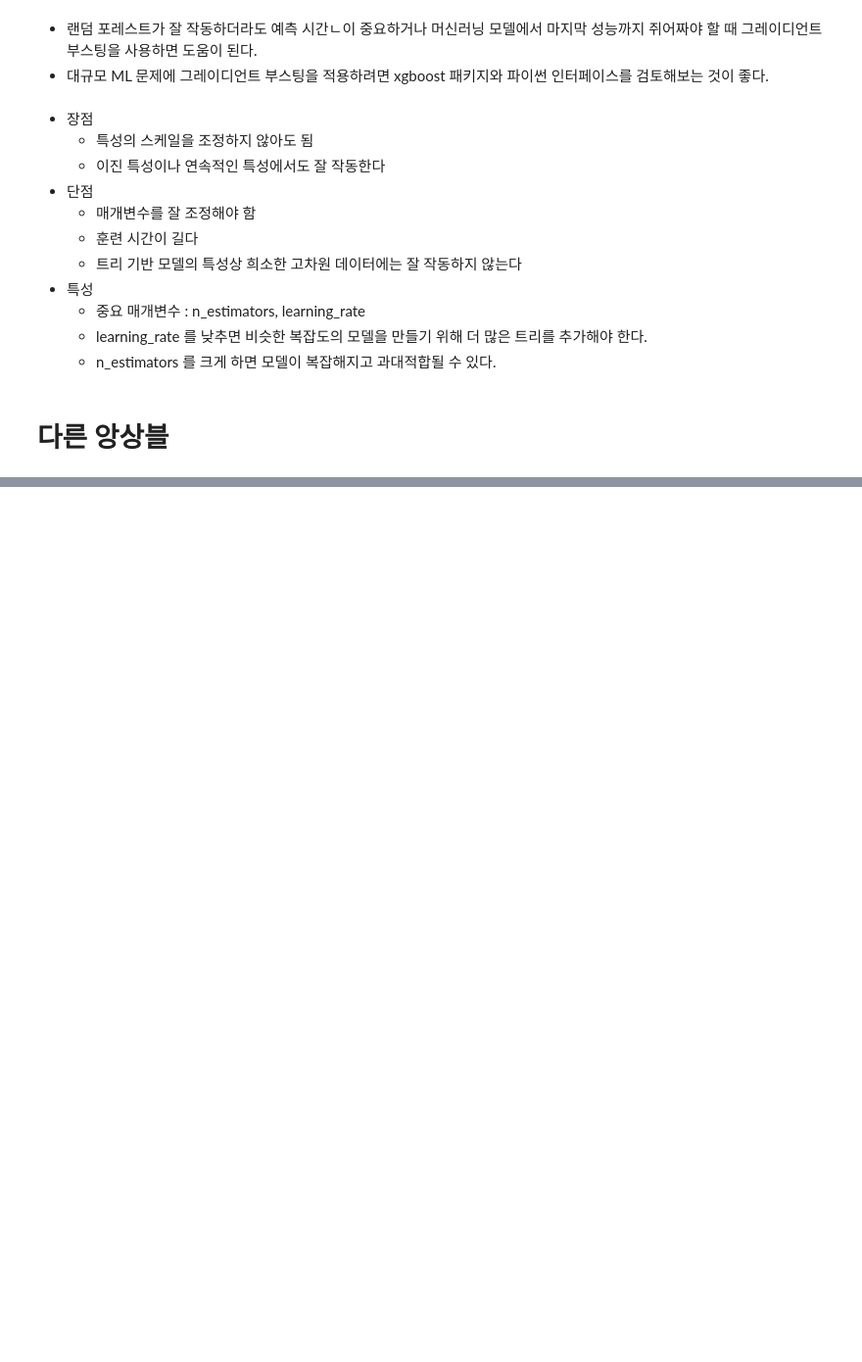
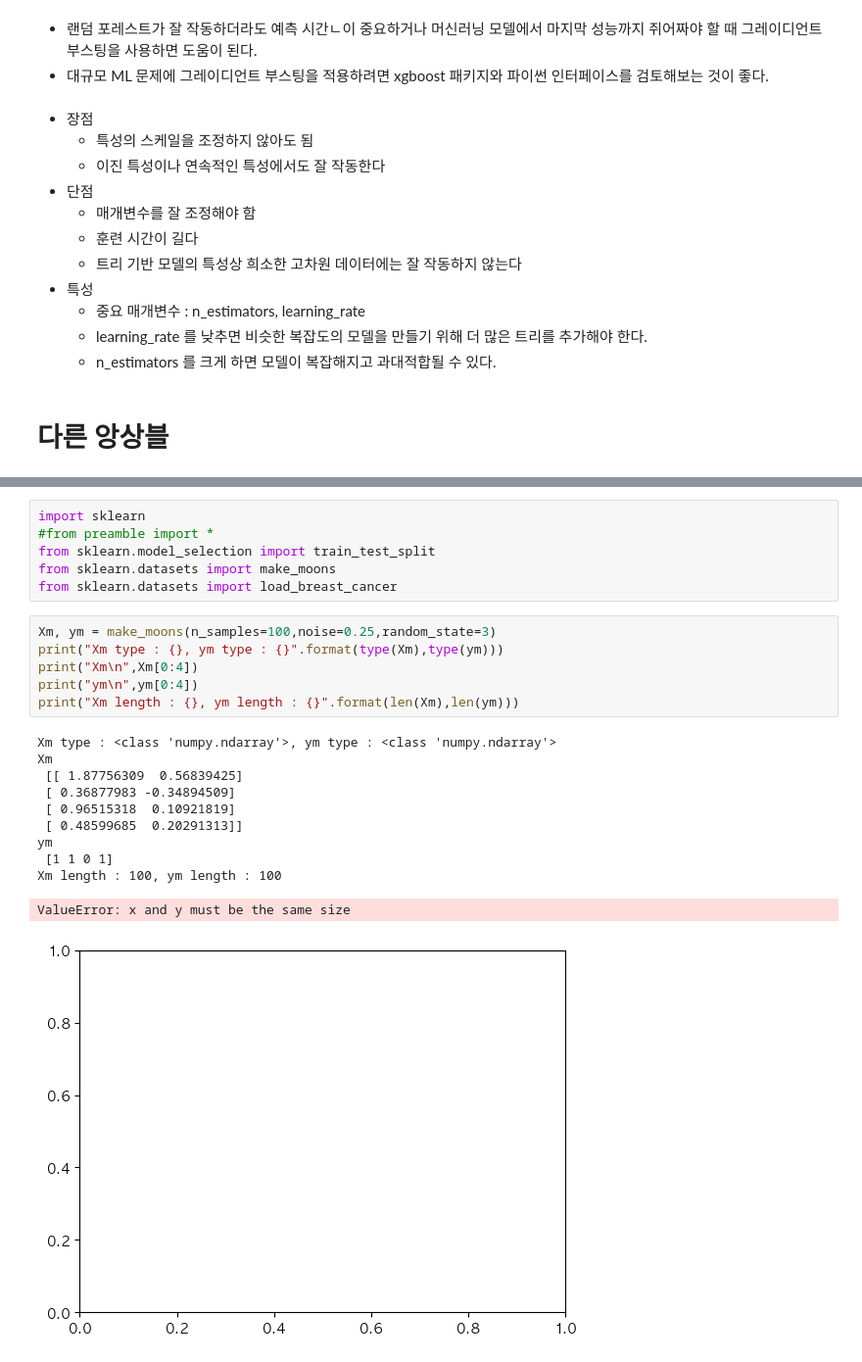
Before and after one commit to extraordinarySumiLee/Machine-Learning-practice, a Jupyter notebook: 20251023.ipynb, the cells around one changed output, grey strips where cells are left out. Shown at 98% size. Drawn from its saved outputs; the diff is of its cells as text; blank space fills up the shorter version.

```diff
--- a/20251023.ipynb
+++ b/20251023.ipynb
@@ -356,0 +366,24 @@ plot_feature_importances_cancer(gbrt)
+# %%
+import sklearn
+#from preamble import *
+from sklearn.model_selection import train_test_split
+from sklearn.datasets import make_moons
+from sklearn.datasets import load_breast_cancer
+# %%
+Xm, ym = make_moons(n_samples=100,noise=0.25,random_state=3)
+print("Xm type : {}, ym type : {}".format(type(Xm),type(ym)))
+print("Xm\n",Xm[0:4])
+print("ym\n",ym[0:4])
+print("Xm length : {}, ym length : {}".format(len(Xm),len(ym)))
+# %% [output]
+Xm type : <class 'numpy.ndarray'>, ym type : <class 'numpy.ndarray'>
+Xm
+ [[ 1.87756309  0.56839425]
+ [ 0.36877983 -0.34894509]
+ [ 0.96515318  0.10921819]
+ [ 0.48599685  0.20291313]]
+ym
+ [1 1 0 1]
+Xm length : 100, ym length : 100
+ValueError: x and y must be the same size
+[figure, added]
```
Also changed, not shown: parts of 2 cells of this notebook, 1 other file.
